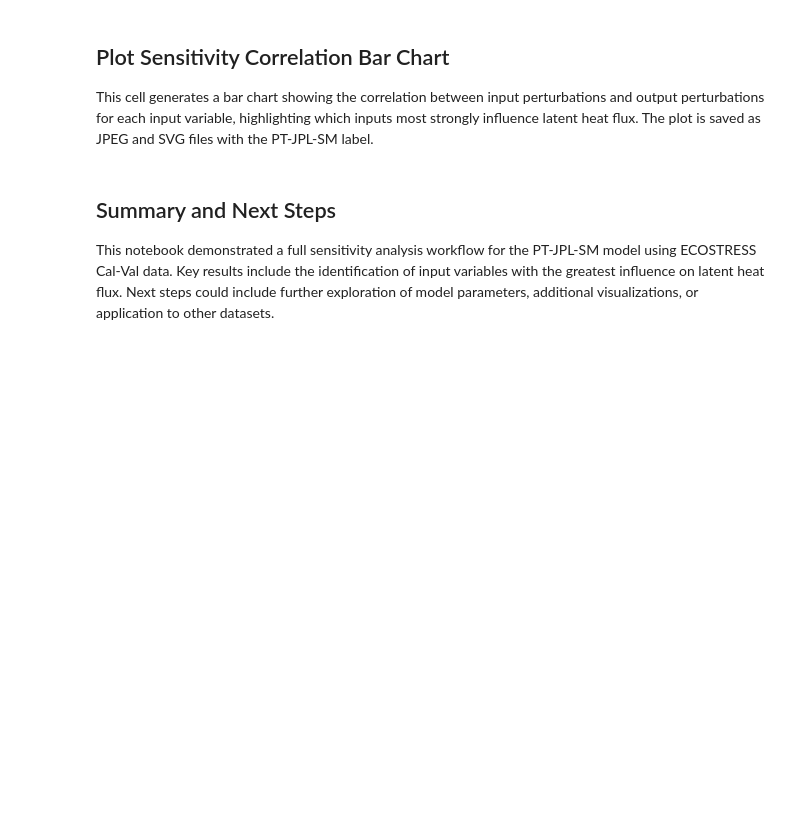
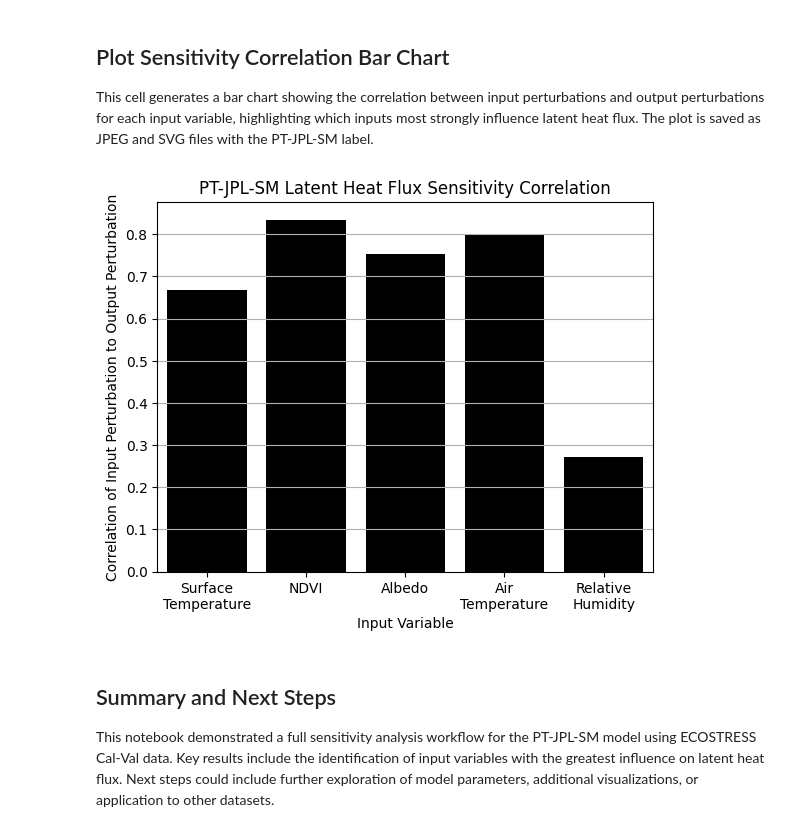
Before and after one commit to JPL-Evapotranspiration-Algorithms/PT-JPL-SM, a Jupyter notebook: notebooks/PTJPLSM Sensitivity with ECOv002 Cal-Val Daily ET.ipynb, the cells around one changed output. Drawn from its saved outputs; the diff is of its cells as text; code cells hidden in the pictures; blank space fills up the shorter version.

```diff
--- a/notebooks/PTJPLSM Sensitivity with ECOv002 Cal-Val Daily ET.ipynb
+++ b/notebooks/PTJPLSM Sensitivity with ECOv002 Cal-Val Daily ET.ipynb
@@ -407,19 +445,21 @@ plt.show()
 This cell generates a bar chart showing the correlation between input perturbations and output perturbations for each input variable, highlighting which inputs most strongly influence latent heat flux. The plot is saved as JPEG and SVG files with the PT-JPL-SM label.
 # %%
 df = sensitivity_metrics_df
-df = df[(df.output_variable == "LE") & (df.metric == "correlation")]
+df = df[(df.output_variable == "ET_daily_kg") & (df.metric == "correlation")]
 ax = sns.barplot(x=df.input_variable, y=df.value, color='black')
 ax.set_xticklabels(["Surface\nTemperature", "NDVI", "Albedo", "Air\nTemperature", "Relative\nHumidity"])
 # plt.ylim(0, 0.8)
 plt.xlabel("Input Variable")
 plt.ylabel("Correlation of Input Perturbation to Output Perturbation")
 plt.title("PT-JPL-SM Latent Heat Flux Sensitivity Correlation")
 plt.grid(axis='y')  # Add horizontal gridlines
 
 plt.savefig("PT-JPL-SM Latent Heat Flux Sensitivity Correlation.jpeg", format='jpeg', bbox_inches='tight')
 plt.savefig("PT-JPL-SM Latent Heat Flux Sensitivity Correlation.svg", format='svg', bbox_inches='tight')
 
 plt.show()
+# %% [output]
+[figure, added]
 # %% [markdown]
 ## Summary and Next Steps
 
```
Also changed, not shown: parts of 10 cells of this notebook, 11 other files.
